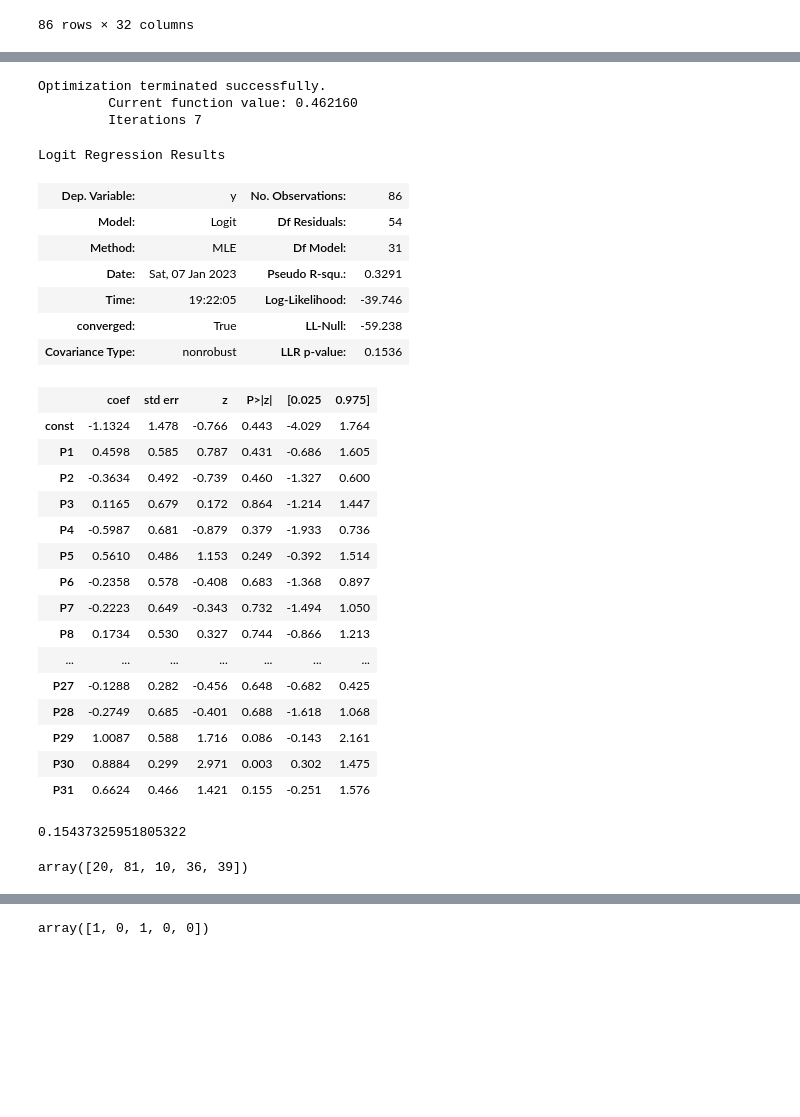
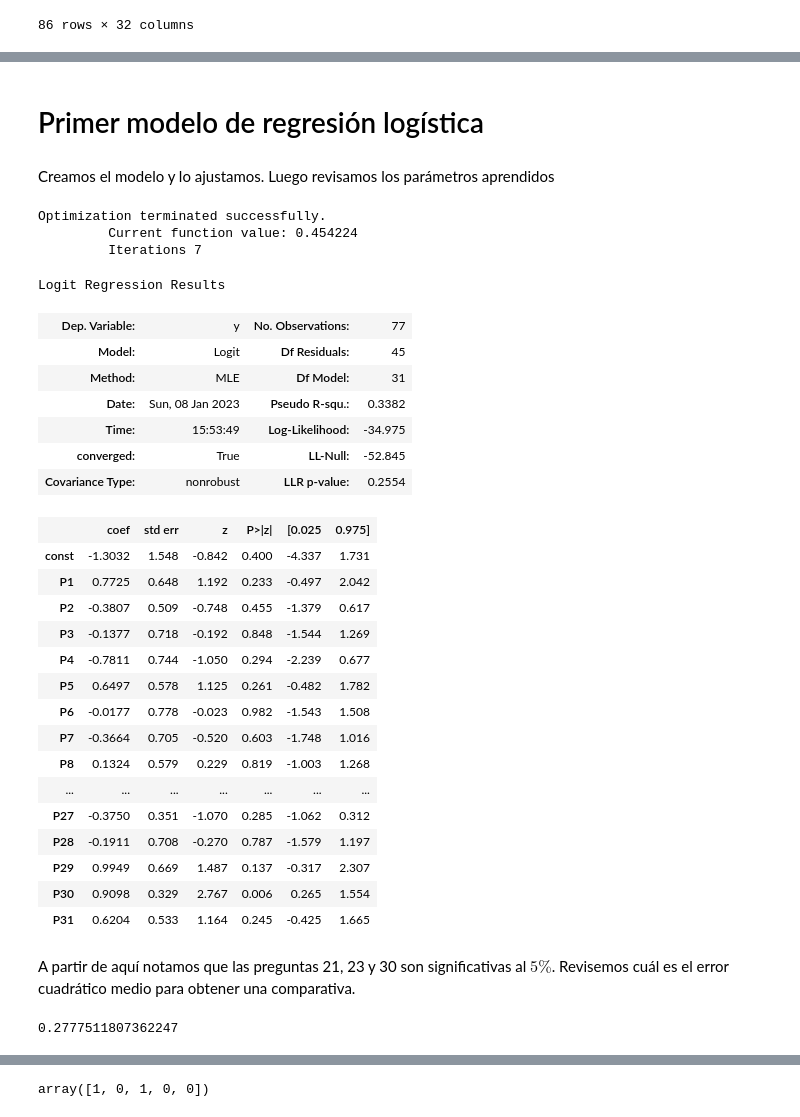
Before and after one commit to PanchitoMunoz/Tesis-Metodologias-Inclusivas, a Jupyter notebook: notebooks/05-fmg-regresion-logistica-re-implementacion.ipynb, the cells around one changed output, grey strips where cells are left out. Saved outputs shown, nothing was run; the diff lists cells and outputs as text; code cells hidden in the pictures; blank space fills up the shorter version.

```diff
--- a/notebooks/05-fmg-regresion-logistica-re-implementacion.ipynb
+++ b/notebooks/05-fmg-regresion-logistica-re-implementacion.ipynb
@@ -147,7 +153,8 @@ encoder = {name: i-2 for i, name in enumerate(scales)}
 for col_name in questions_copy:
     df_enc[col_name] = df[col_name].map(encoder)
 
-df_enc["Notas"] = (df["Notas"] >= 6).astype(int)
+df_enc["Notas binaria"] = (df["Notas"] >= 6).astype(int)
+df_enc["Notas continuas"] = (df["Notas"] - min(df["Notas"])) / (max(df["Notas"]) - min(df["Notas"]))
 
 df_enc = pd.DataFrame(df_enc)
 df_enc
@@ -205,5 +216,7 @@ import statsmodels.api as sm
+# %%
+df_enc.endog = np.array(df_enc.pop("Notas binaria")).reshape((-1, 1))
 # %%
-df_enc.endog = np.array(df_enc.pop("Notas")).reshape((-1, 1))
+df_enc.endog_lin = np.array(df_enc.pop("Notas continuas")).reshape((-1, 1))
 
 # df_enc.endog
 # %%
@@ -230,53 +281,50 @@ df_enc.exog
+# %% [markdown]
+# Primer modelo de regresión logística
+# %% [markdown]
+Creamos el modelo y lo ajustamos. Luego revisamos los parámetros aprendidos
 # %%
-logit_mod = sm.Logit(df_enc.endog, df_enc.exog)
+logit_mod = sm.Logit(df_enc.endog_train, df_enc.exog_train)
 
 logit_res = logit_mod.fit()
 
 logit_res.summary()
 # %% [output]
 Optimization terminated successfully.
-         Current function value: 0.462160
+         Current function value: 0.454224
          Iterations 7
 Logit Regression Results
-| Dep. Variable: | y | No. Observations: | 86 |
-| Model: | Logit | Df Residuals: | 54 |
+| Dep. Variable: | y | No. Observations: | 77 |
+| Model: | Logit | Df Residuals: | 45 |
 | Method: | MLE | Df Model: | 31 |
-| Date: | Sat, 07 Jan 2023 | Pseudo R-squ.: | 0.3291 |
-| Time: | 19:22:05 | Log-Likelihood: | -39.746 |
-| converged: | True | LL-Null: | -59.238 |
-| Covariance Type: | nonrobust | LLR p-value: | 0.1536 |
+| Date: | Sun, 08 Jan 2023 | Pseudo R-squ.: | 0.3382 |
+| Time: | 15:53:49 | Log-Likelihood: | -34.975 |
+| converged: | True | LL-Null: | -52.845 |
+| Covariance Type: | nonrobust | LLR p-value: | 0.2554 |
 |  | coef | std err | z | P>|z| | [0.025 | 0.975] |
-| const | -1.1324 | 1.478 | -0.766 | 0.443 | -4.029 | 1.764 |
-| P1 | 0.4598 | 0.585 | 0.787 | 0.431 | -0.686 | 1.605 |
-| P2 | -0.3634 | 0.492 | -0.739 | 0.460 | -1.327 | 0.600 |
-| P3 | 0.1165 | 0.679 | 0.172 | 0.864 | -1.214 | 1.447 |
-| P4 | -0.5987 | 0.681 | -0.879 | 0.379 | -1.933 | 0.736 |
-| P5 | 0.5610 | 0.486 | 1.153 | 0.249 | -0.392 | 1.514 |
-| P6 | -0.2358 | 0.578 | -0.408 | 0.683 | -1.368 | 0.897 |
-| P7 | -0.2223 | 0.649 | -0.343 | 0.732 | -1.494 | 1.050 |
-| P8 | 0.1734 | 0.530 | 0.327 | 0.744 | -0.866 | 1.213 |
+| const | -1.3032 | 1.548 | -0.842 | 0.400 | -4.337 | 1.731 |
+| P1 | 0.7725 | 0.648 | 1.192 | 0.233 | -0.497 | 2.042 |
+| P2 | -0.3807 | 0.509 | -0.748 | 0.455 | -1.379 | 0.617 |
+| P3 | -0.1377 | 0.718 | -0.192 | 0.848 | -1.544 | 1.269 |
+| P4 | -0.7811 | 0.744 | -1.050 | 0.294 | -2.239 | 0.677 |
+| P5 | 0.6497 | 0.578 | 1.125 | 0.261 | -0.482 | 1.782 |
+| P6 | -0.0177 | 0.778 | -0.023 | 0.982 | -1.543 | 1.508 |
+| P7 | -0.3664 | 0.705 | -0.520 | 0.603 | -1.748 | 1.016 |
+| P8 | 0.1324 | 0.579 | 0.229 | 0.819 | -1.003 | 1.268 |
 | ... | ... | ... | ... | ... | ... | ... |
-| P27 | -0.1288 | 0.282 | -0.456 | 0.648 | -0.682 | 0.425 |
-| P28 | -0.2749 | 0.685 | -0.401 | 0.688 | -1.618 | 1.068 |
-| P29 | 1.0087 | 0.588 | 1.716 | 0.086 | -0.143 | 2.161 |
-| P30 | 0.8884 | 0.299 | 2.971 | 0.003 | 0.302 | 1.475 |
-| P31 | 0.6624 | 0.466 | 1.421 | 0.155 | -0.251 | 1.576 |
+| P27 | -0.3750 | 0.351 | -1.070 | 0.285 | -1.062 | 0.312 |
+| P28 | -0.1911 | 0.708 | -0.270 | 0.787 | -1.579 | 1.197 |
+| P29 | 0.9949 | 0.669 | 1.487 | 0.137 | -0.317 | 2.307 |
+| P30 | 0.9098 | 0.329 | 2.767 | 0.006 | 0.265 | 1.554 |
+| P31 | 0.6204 | 0.533 | 1.164 | 0.245 | -0.425 | 1.665 |
+# %% [markdown]
+A partir de aquí notamos que las preguntas 21, 23 y 30 son significativas al $5\%$. Revisemos cuál es el error cuadrático medio para obtener una comparativa.
 # %%
 from sklearn.metrics import mean_squared_error
-# ((logit_res.predict(df_enc.exog) - df_enc.endog.reshape(-1,)) ** 2).sum() / len(df_enc.endog.reshape(-1,))
-# df_enc.endog.reshape(-1,)
+
+
 mean_squared_error(
-    y_true=df_enc.endog.reshape(-1,),
-    y_pred=logit_res.predict(df_enc.exog),
+    y_true=df_enc.endog_test.reshape(-1,),
+    y_pred=logit_res.predict(df_enc.exog_test),
 )
 # %% [output]
-0.15437325951805322
+0.2777511807362247
-# %%
-
-alumnos = np.random.choice(
-    a=len(df_enc.exog),
-    size=5
-)
-alumnos
-# %% [output]
-array([20, 81, 10, 36, 39])
```
Also changed, not shown: parts of 48 cells of this notebook.
